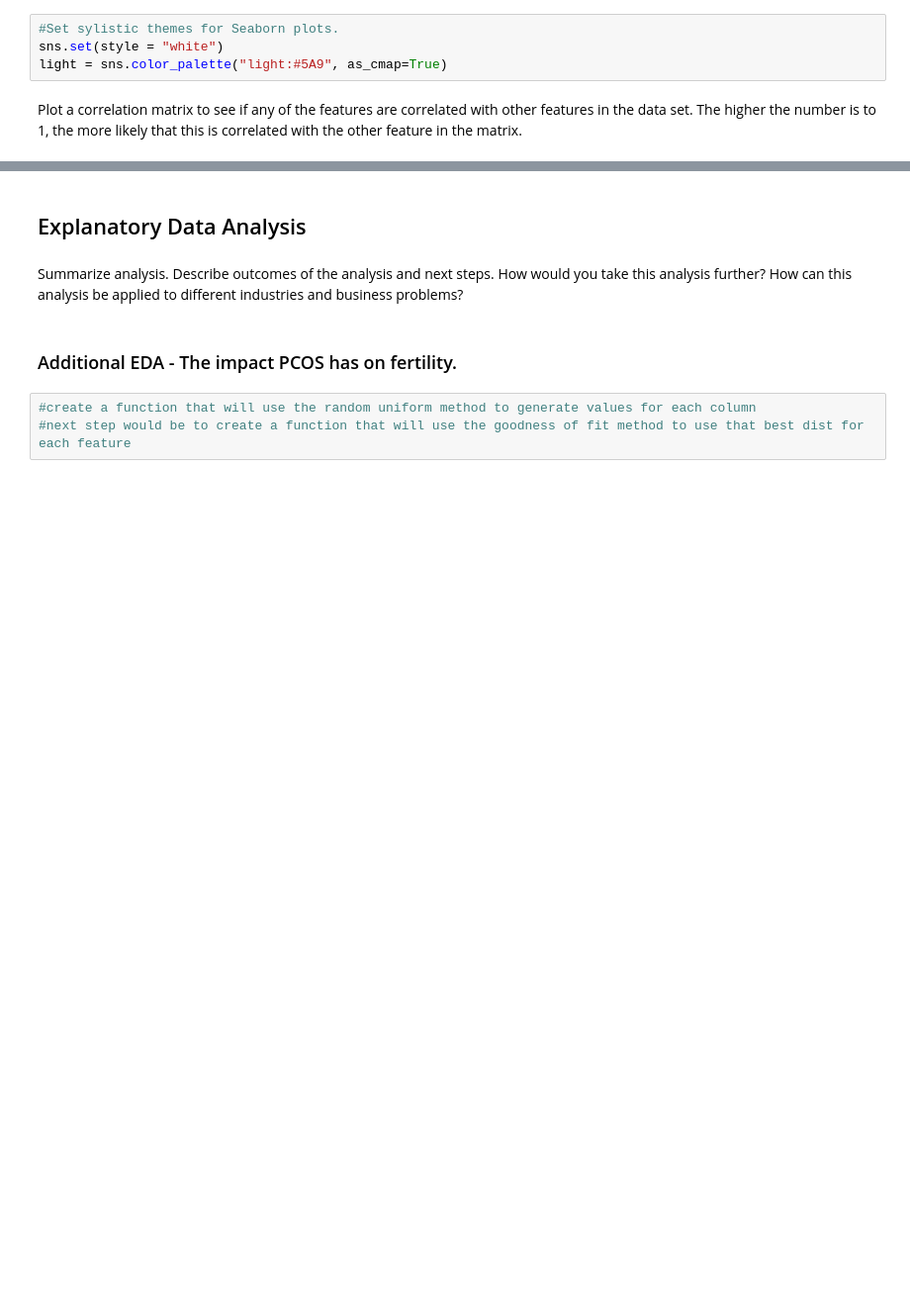
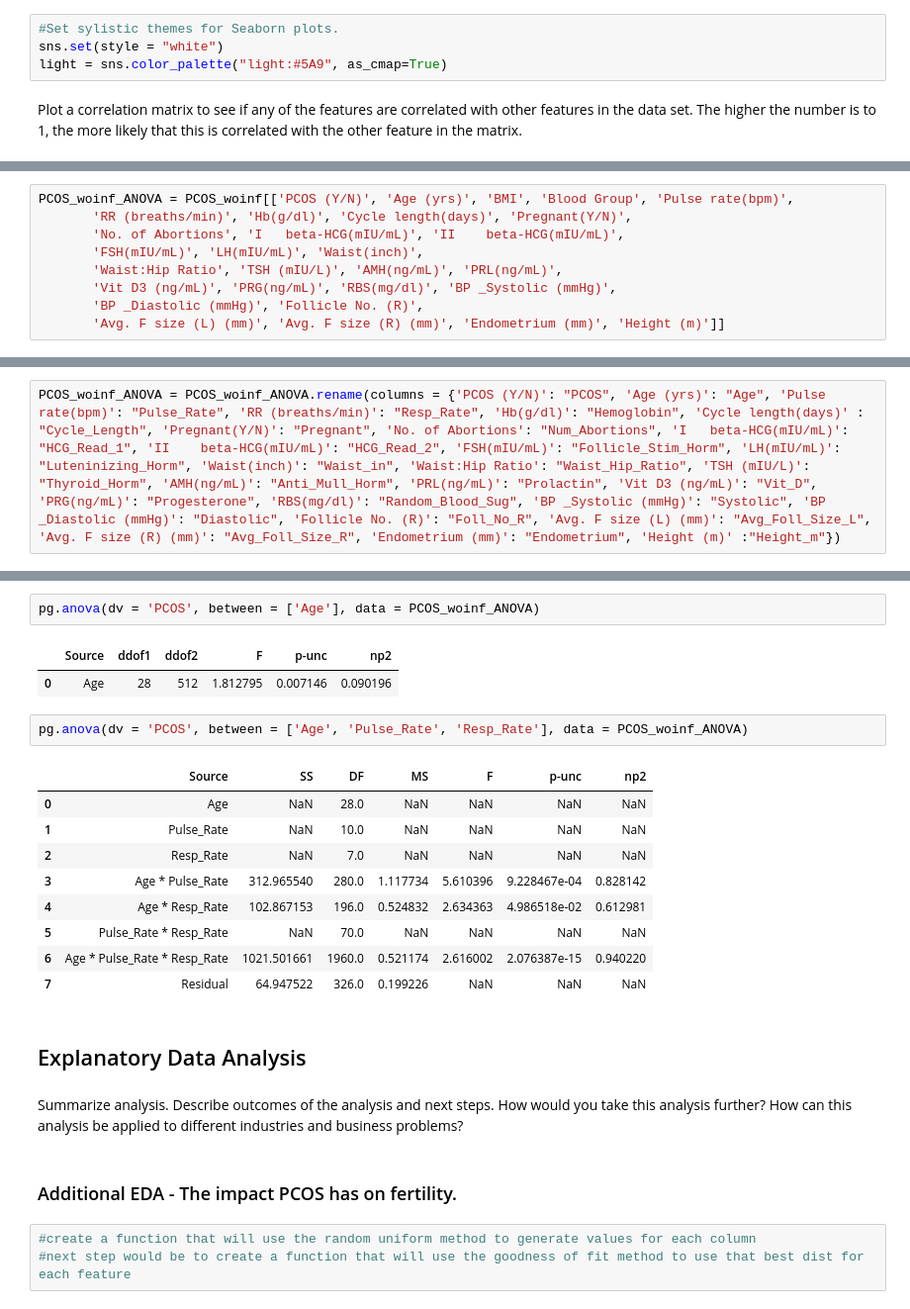
Before and after one commit to powellsarahbeth/PCOS_EDA, a Jupyter notebook: PCOS_Analysis.ipynb, the cells around one changed output, grey strips where cells are left out. Shown: that part at 99% size. Saved outputs shown, nothing was run; the diff lists cells and outputs as text; blank space fills up the shorter version.

```diff
--- a/PCOS_Analysis.ipynb
+++ b/PCOS_Analysis.ipynb
@@ -532,0 +478,9 @@ F_onewayResult(statistic=2.208411036704273, pvalue=0.13784464591837375)
+# %%
+PCOS_woinf_ANOVA = PCOS_woinf[['PCOS (Y/N)', 'Age (yrs)', 'BMI', 'Blood Group', 'Pulse rate(bpm)',
+       'RR (breaths/min)', 'Hb(g/dl)', 'Cycle length(days)', 'Pregnant(Y/N)',
+       'No. of Abortions', 'I   beta-HCG(mIU/mL)', 'II    beta-HCG(mIU/mL)',
+       'FSH(mIU/mL)', 'LH(mIU/mL)', 'Waist(inch)',
+       'Waist:Hip Ratio', 'TSH (mIU/L)', 'AMH(ng/mL)', 'PRL(ng/mL)',
+       'Vit D3 (ng/mL)', 'PRG(ng/mL)', 'RBS(mg/dl)', 'BP _Systolic (mmHg)',
+       'BP _Diastolic (mmHg)', 'Follicle No. (R)',
+       'Avg. F size (L) (mm)', 'Avg. F size (R) (mm)', 'Endometrium (mm)', 'Height (m)']]
@@ -532,0 +502,2 @@ F_onewayResult(statistic=2.208411036704273, pvalue=0.13784464591837375)
+# %%
+PCOS_woinf_ANOVA = PCOS_woinf_ANOVA.rename(columns = {'PCOS (Y/N)': "PCOS", 'Age (yrs)': "Age", 'Pulse rate(bpm)': "Pulse_Rate", 'RR (breaths/min)': "Resp_Rate", 'Hb(g/dl)': "Hemoglobin", 'Cycle length(days)' : "Cycle_Length", 'Pregnant(Y/N)': "Pregnant", 'No. of Abortions': "Num_Abortions", 'I   beta-HCG(mIU/mL)': "HCG_Read_1", 'II    beta-HCG(mIU/mL)': "HCG_Read_2", 'FSH(mIU/mL)': "Follicle_Stim_Horm", 'LH(mIU/mL)': "Luteninizing_Horm", 'Waist(inch)': "Waist_in", 'Waist:Hip Ratio': "Waist_Hip_Ratio", 'TSH (mIU/L)': "Thyroid_Horm", 'AMH(ng/mL)': "Anti_Mull_Horm", 'PRL(ng/mL)': "Prolactin", 'Vit D3 (ng/mL)': "Vit_D", 'PRG(ng/mL)': "Progesterone", 'RBS(mg/dl)': "Random_Blood_Sug", 'BP _Systolic (mmHg)': "Systolic", 'BP _Diastolic (mmHg)': "Diastolic", 'Follicle No. (R)': "Foll_No_R", 'Avg. F size (L) (mm)': "Avg_Foll_Size_L", 'Avg. F size (R) (mm)': "Avg_Foll_Size_R", 'Endometrium (mm)': "Endometrium", 'Height (m)' :"Height_m"})
@@ -533,3 +515,20 @@ F_onewayResult(statistic=2.208411036704273, pvalue=0.13784464591837375)
+# %%
+pg.anova(dv = 'PCOS', between = ['Age'], data = PCOS_woinf_ANOVA)
+# %% [output]
+|  | Source | ddof1 | ddof2 | F | p-unc | np2 |
+| 0 | Age | 28 | 512 | 1.812795 | 0.007146 | 0.090196 |
+# %%
+pg.anova(dv = 'PCOS', between = ['Age', 'Pulse_Rate', 'Resp_Rate'], data = PCOS_woinf_ANOVA)
+# %% [output]
+|  | Source | SS | DF | MS | F | p-unc | np2 |
+| 0 | Age | NaN | 28.0 | NaN | NaN | NaN | NaN |
+| 1 | Pulse_Rate | NaN | 10.0 | NaN | NaN | NaN | NaN |
+| 2 | Resp_Rate | NaN | 7.0 | NaN | NaN | NaN | NaN |
+| 3 | Age * Pulse_Rate | 312.965540 | 280.0 | 1.117734 | 5.610396 | 9.228467e-04 | 0.828142 |
+| 4 | Age * Resp_Rate | 102.867153 | 196.0 | 0.524832 | 2.634363 | 4.986518e-02 | 0.612981 |
+| 5 | Pulse_Rate * Resp_Rate | NaN | 70.0 | NaN | NaN | NaN | NaN |
+| 6 | Age * Pulse_Rate * Resp_Rate | 1021.501661 | 1960.0 | 0.521174 | 2.616002 | 2.076387e-15 | 0.940220 |
+| 7 | Residual | 64.947522 | 326.0 | 0.199226 | NaN | NaN | NaN |
 # %% [markdown]
 ## Explanatory Data Analysis
 # %% [markdown]
```
Also changed, not shown: parts of 43 cells of this notebook, 5 other files.
